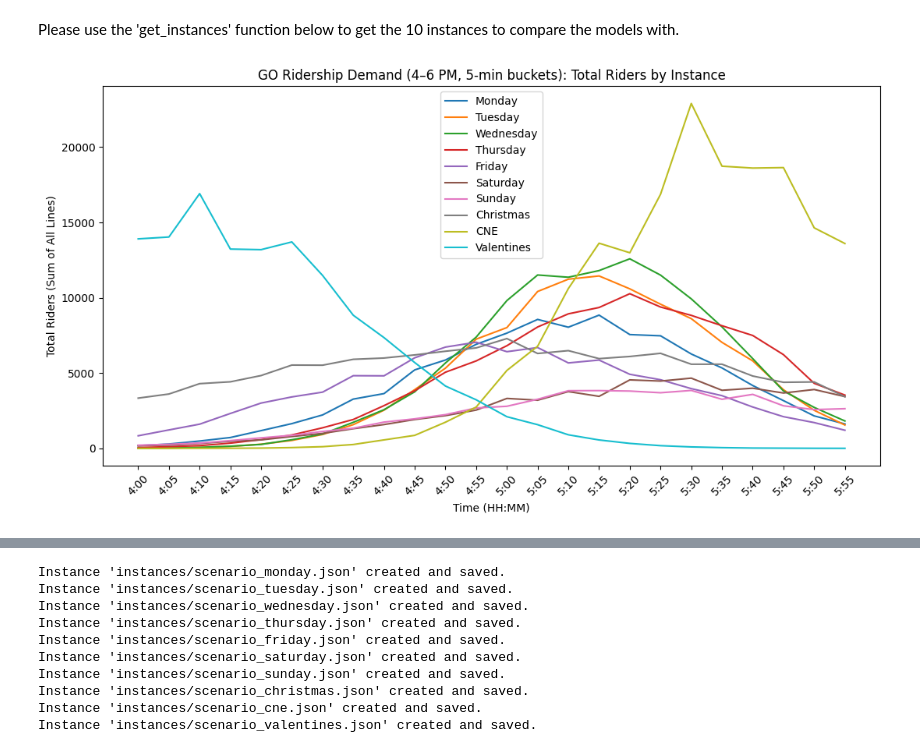
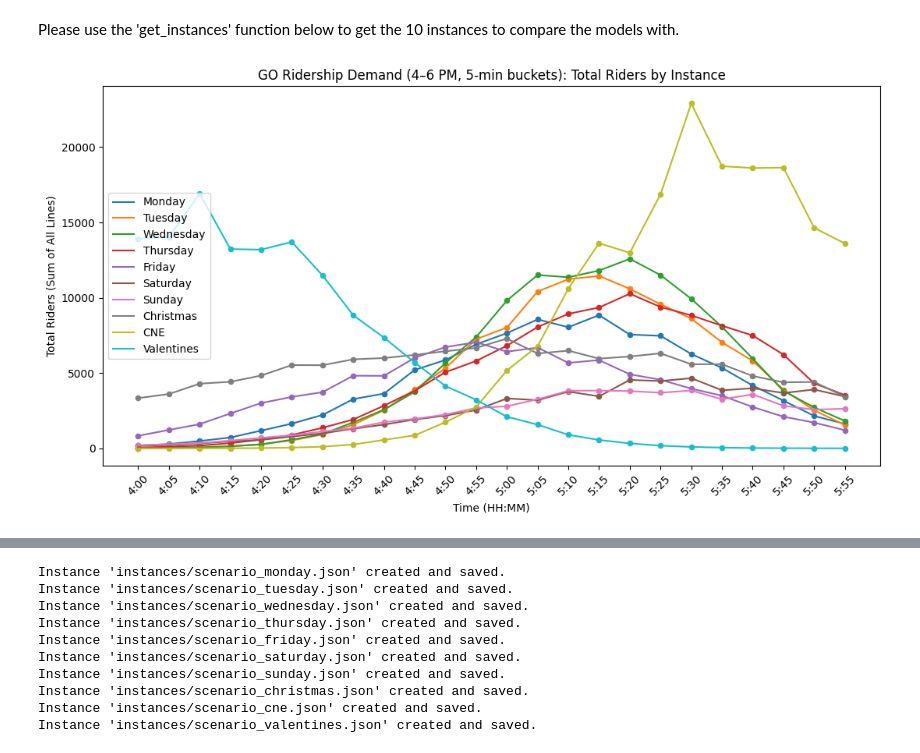
Before and after one commit to chiofus/mie562_GOTRAIN, a Jupyter notebook: ProbIns.ipynb, the cells around one changed output, grey strips where cells are left out. Drawn from its saved outputs; the diff is of its cells as text; code cells hidden in the pictures.

Commit message:
added plot figure

```diff
--- a/ProbIns.ipynb
+++ b/ProbIns.ipynb
@@ -180,26 +180,27 @@ def save_jsons(instances, out_dir):
 # %%
 instances=get_instances()
 # %%
-
+#Plotting demand
 
 # Get time axis from any scenario (they share labels)
 any_scen = next(iter(instances.values()))
 time_axis = list(next(iter(any_scen.values())).keys())
 
 # Sum across lines per time for each instance
 def totals_over_time(scen):
     return [sum(scen[line][t] for line in scen) for t in time_axis]
 
 plt.figure(figsize=(11, 6))
 for name, scen in instances.items():
     plt.plot(time_axis, totals_over_time(scen), label=name)
+    plt.scatter(time_axis, totals_over_time(scen), s=20)
 
 plt.title("GO Ridership Demand (4–6 PM, 5-min buckets): Total Riders by Instance")
 plt.xlabel("Time (HH:MM)")
 plt.ylabel("Total Riders (Sum of All Lines)")
 plt.xticks(rotation=45)
-plt.legend(loc="best")
+plt.legend(loc="center left")
 plt.tight_layout()
 plt.show()
 # %% [output]
-[figure, old version]
+[figure, new version]
```
Also changed, not shown: parts of 1 cell of this notebook, 1 other file.
